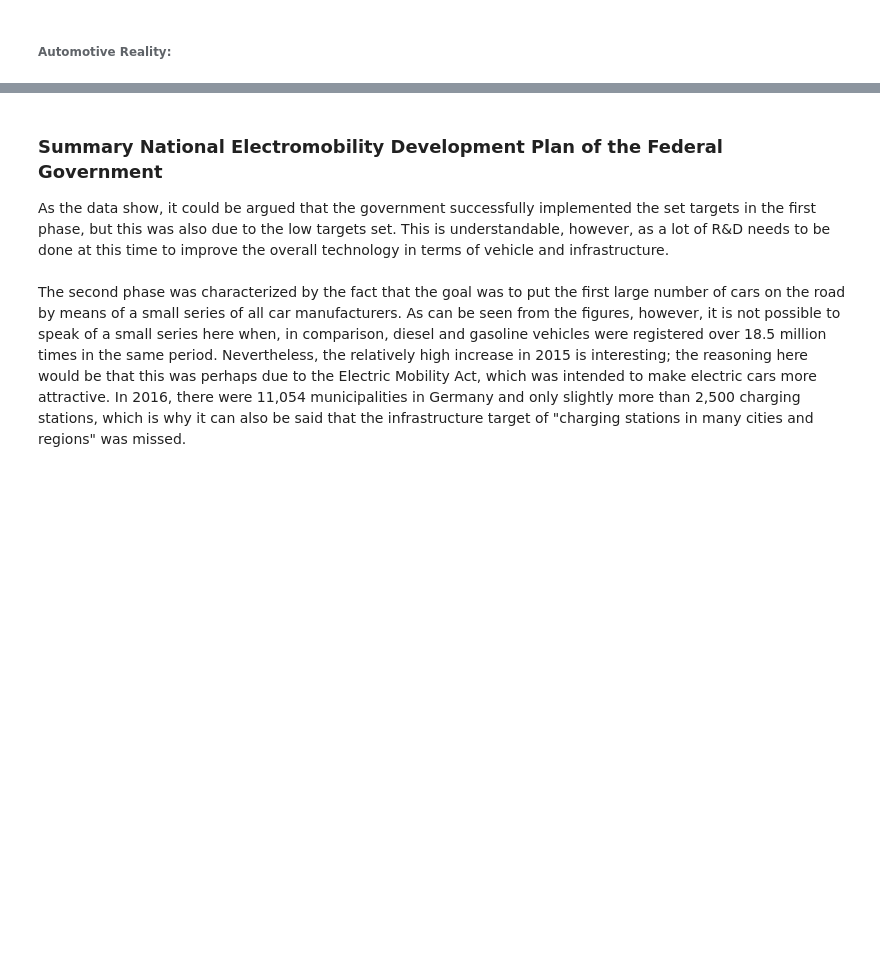
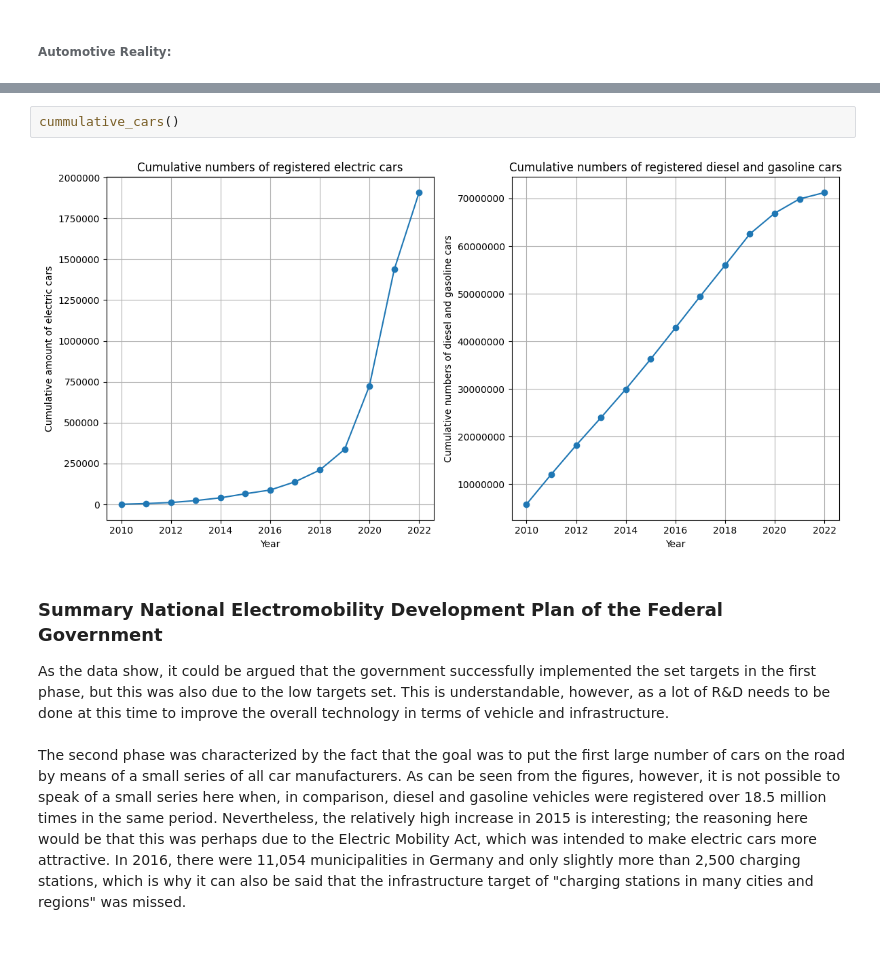
Before and after one commit to Lavicola/2023-amse-lavicola, a Jupyter notebook: project/report.ipynb, the cells around one changed output, grey strips where cells are left out. Saved outputs shown, nothing was run; the diff lists cells and outputs as text; blank space fills up the shorter version.

```diff
--- a/project/report.ipynb
+++ b/project/report.ipynb
@@ -157,3 +172,7 @@ plot_cars([2017,2018,2019,2020])
+# %%
+cummulative_cars()
+# %% [output]
+[figure, added]
 # %% [markdown]
 ### Summary National Electromobility Development Plan of the Federal Government
 As the data show, it could be argued that the government successfully implemented the set targets in the first phase, but this was also due to the low targets set. This is understandable, however, as a lot of R&D needs to be done at this time to improve the overall technology in terms of vehicle and infrastructure.<br><br>
```
Also changed, not shown: parts of 19 cells of this notebook, 1 other file.
